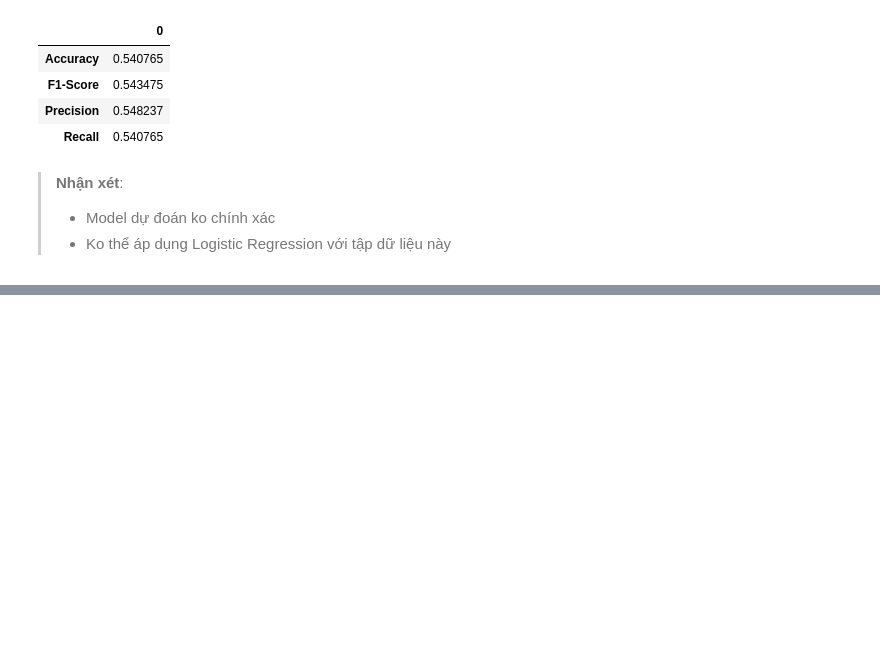
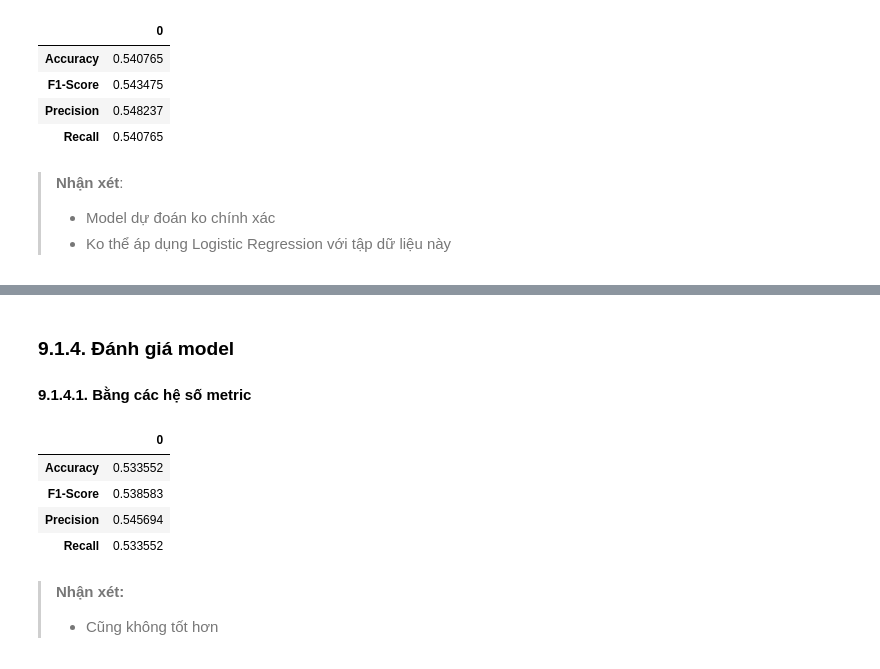
Before and after one commit to cuongpiger/CSC_Big_Data_in_Machine_Learning, a Jupyter notebook: LDS9_K265_DuongManhCuong_Cuoi_ky/bai_tap_1/part_3.ipynb, the cells around one changed output, grey strips where cells are left out. Drawn from its saved outputs; the diff is of its cells as text; code cells hidden in the pictures; blank space fills up the shorter version.

```diff
--- a/LDS9_K265_DuongManhCuong_Cuoi_ky/bai_tap_1/part_3.ipynb
+++ b/LDS9_K265_DuongManhCuong_Cuoi_ky/bai_tap_1/part_3.ipynb
@@ -135,0 +140,22 @@ classifierMultiEvaluator(predictions_labels)
+# %%
+train = train.withColumnRenamed('Rating', 'label')
+# %%
+logistic_model_1 = logistic.fit(train)
+# %% [markdown]
+### 9.1.4. Đánh giá model
+#### 9.1.4.1. Bằng các hệ số metric
+# %%
+logistic_test_res_1 = logistic_model_1.evaluate(test).predictions
+# %%
+predictions_labels_1 = logistic_test_res_1.select('prediction', 'label')
+# %%
+classifierMultiEvaluator(predictions_labels_1)
+# %% [output]
+|  | 0 |
+| Accuracy | 0.533552 |
+| F1-Score | 0.538583 |
+| Precision | 0.545694 |
+| Recall | 0.533552 |
+# %% [markdown]
+> **Nhận xét:**
+> * Cũng không tốt hơn
```
Also changed, not shown: parts of 5 cells of this notebook, 3 other files.
